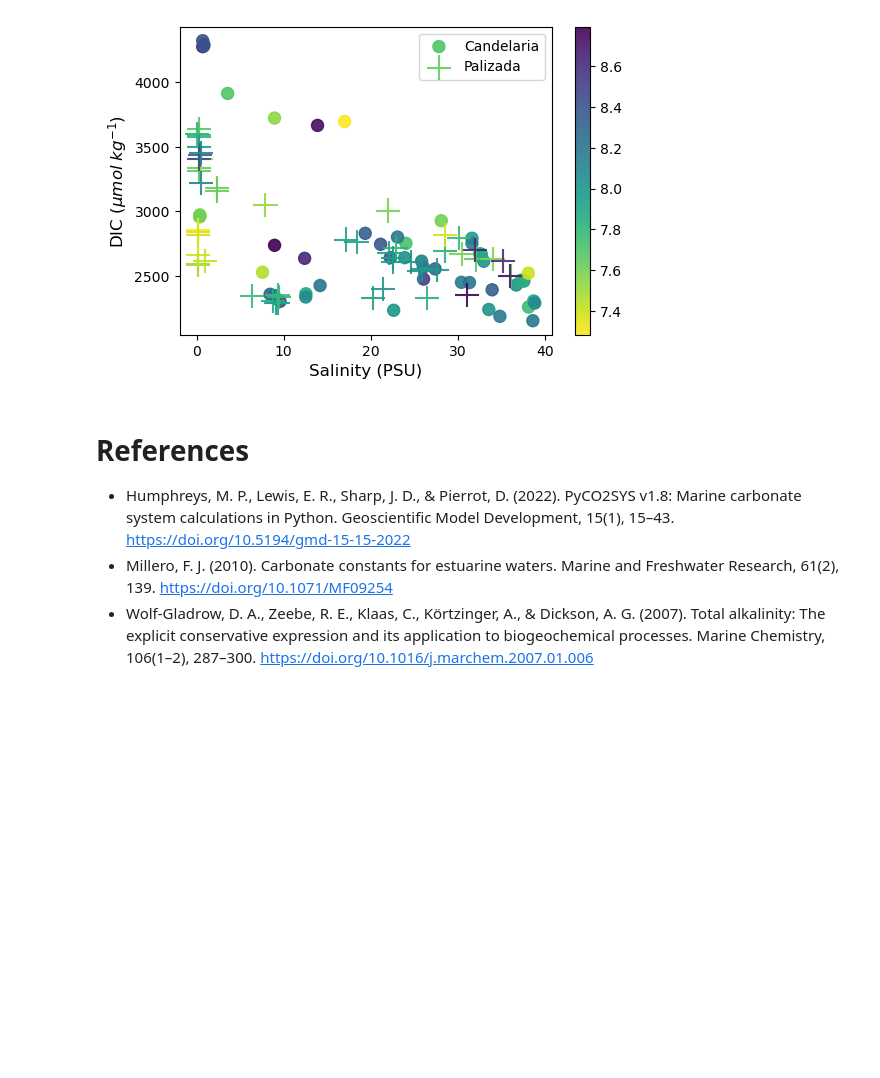
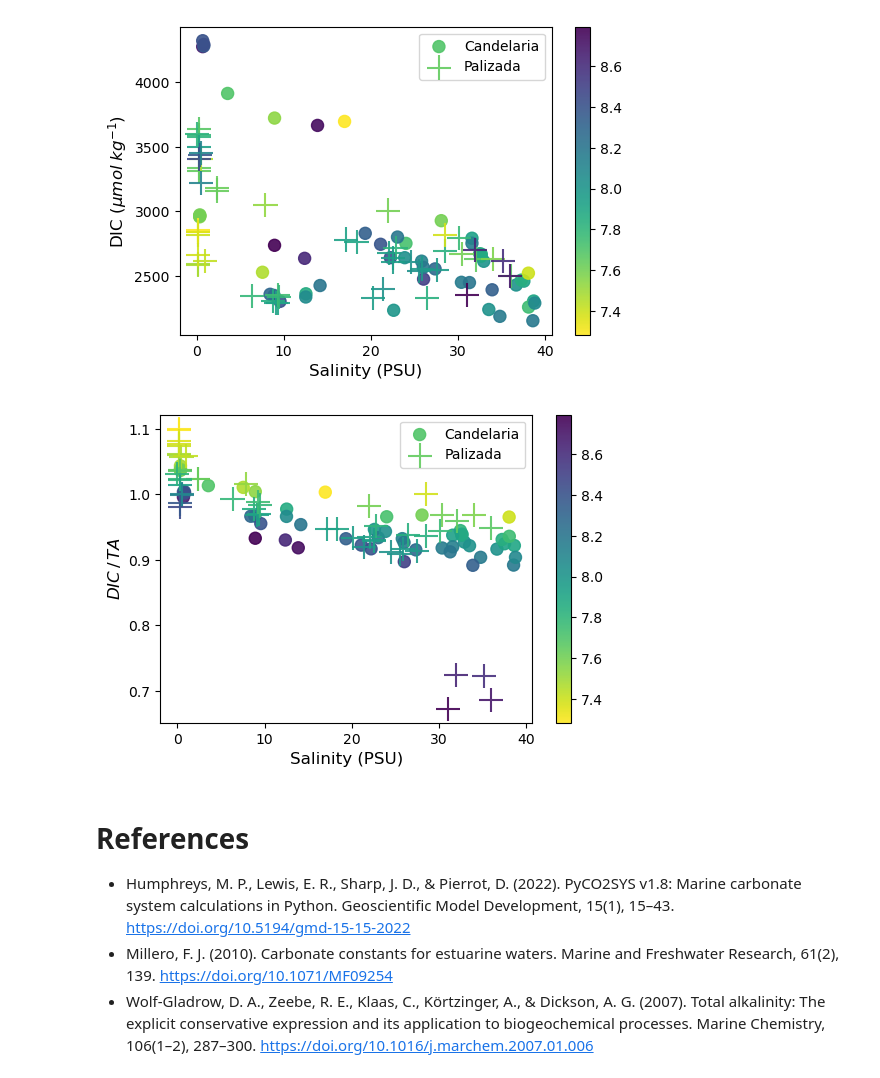
Before and after one commit to gilbertoCM/terminos_lagoon_carbonate, a Jupyter notebook: MartinezTrejo_etal_2023_pyco2sys.ipynb, the cells around one changed output. Saved outputs shown, nothing was run; the diff lists cells and outputs as text; code cells hidden in the pictures; blank space fills up the shorter version.

```diff
--- a/MartinezTrejo_etal_2023_pyco2sys.ipynb
+++ b/MartinezTrejo_etal_2023_pyco2sys.ipynb
@@ -108,6 +111,48 @@ plt.savefig('scatter_plot.pdf', dpi=300, bbox_inches='tight')
 plt.show()
 # %% [output]
 [figure]
+# %%
+import matplotlib.pyplot as plt
+import numpy as np
+
+# getting the original colormap using cm.get_cmap() function
+orig_map = plt.colormaps.get_cmap('viridis')
+
+# reversing the original colormap using reversed() function
+reversed_map = orig_map.reversed()
+
+
+# Create the scatter plot with Seaborn
+
+scatter = plt.scatter(
+    x=CandelariaResult["Sal_psu"], y=CandelariaResult["DIC_micromol_kg"]/CandelariaResult["TA_micromol_kg"], c=CandelariaResult["pH"], cmap=reversed_map,
+    marker='.', s= 300, label='Candelaria', alpha=0.9)
+
+
+scatter = plt.scatter(
+    x=PalizadaResult["Sal_psu"], y=PalizadaResult["DIC_micromol_kg"] / PalizadaResult["TA_micromol_kg"], c=PalizadaResult["pH"], cmap=reversed_map,
+    marker='+', s= 300, label='Palizada', alpha=0.9)
+
+
+# Add a color bar
+plt.colorbar(scatter)
+
+
+# Add labels and title
+plt.xlabel('Salinity (PSU)', fontsize = 12)
+plt.ylabel("$DIC \, / \, TA $" , fontsize = 12)
+plt.legend(loc='upper right')
+
+# set the figure size
+plt.gcf().set_size_inches(6, 4)
+
+# save the plot as a PDF file
+plt.savefig('sal_DICTA_pH.pdf', dpi=300, bbox_inches='tight')
+
+# display the plot
+plt.show()
+# %% [output]
+[figure, added]
 # %% [markdown]
 # References
 - Humphreys, M. P., Lewis, E. R., Sharp, J. D., & Pierrot, D. (2022). PyCO2SYS v1.8: Marine carbonate system calculations in Python. Geoscientific Model Development, 15(1), 15–43. https://doi.org/10.5194/gmd-15-15-2022
```
Also changed, not shown: parts of 6 cells of this notebook.
